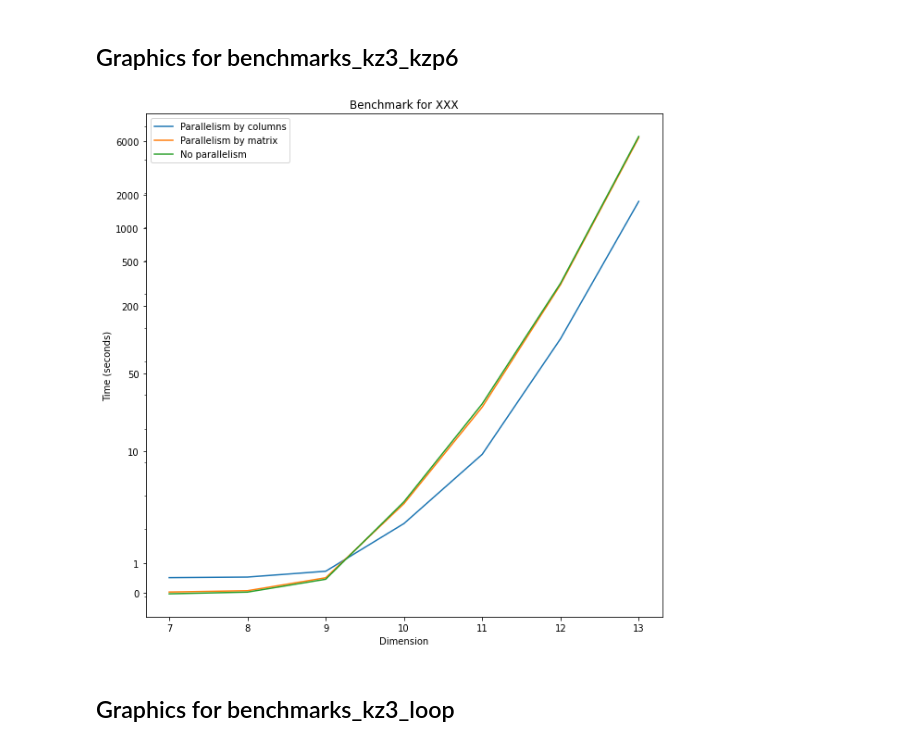
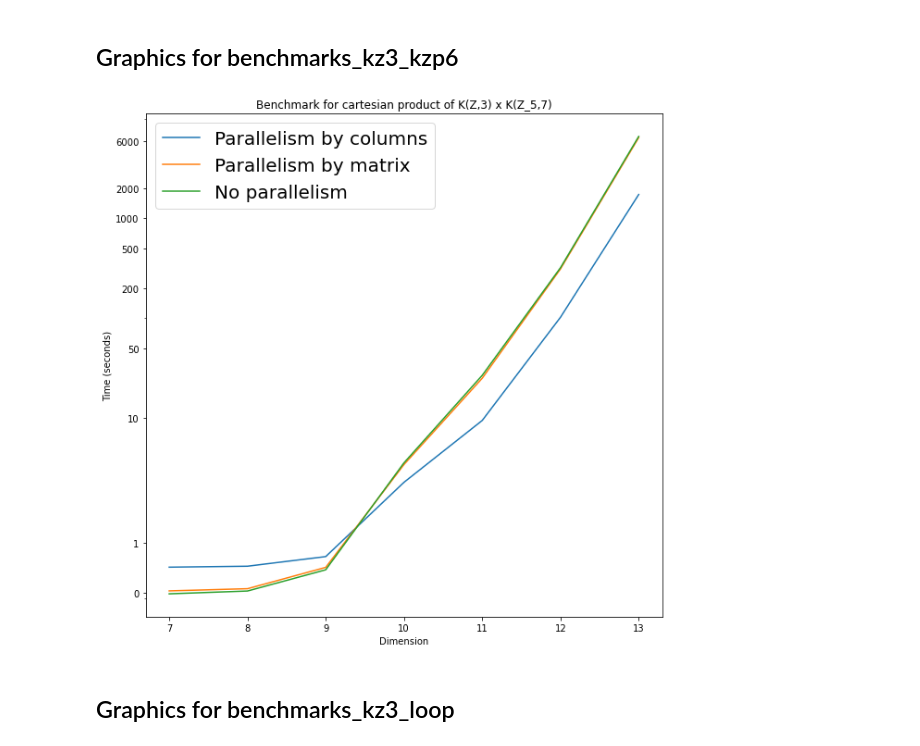
Before and after one commit to jodivaso/EACA22, a Jupyter notebook: Graphics.ipynb, the cells around one changed output. Drawn from its saved outputs; the diff is of its cells as text; code cells hidden in the pictures.

Commit message:
tuned legend of graphics

```diff
--- a/Graphics.ipynb
+++ b/Graphics.ipynb
@@ -11,28 +11,29 @@ import numpy as np
 # %%
 df = pd.read_csv("benchmarks_kz3_kzp6.txt",sep=";")
 
 %matplotlib inline
 x = df["Dimension"]
 y1 = df["Time_parallelism_columns"]
 y2 = df["Time_parallelism_basic"]
 y3 = df["Time_no_parallelism"]
 fig, ax1 = plt.subplots(1, 1, figsize=(10,10))
 
 ax1.plot(x, y1, label='Parallelism by columns')
 ax1.plot(x, y2, label='Parallelism by matrix')
 ax1.plot(x, y3, label='No parallelism')
-ax1.set_yscale("symlog", base=2) #the log transformation
+ax1.set_yscale("symlog", base=10) #the log transformation
 #ax1.set_yscale('symlog', linthresh=0.01)
-ax1.set_title("Benchmark for XXX");
+ax1.set_title("Benchmark for cartesian product of K(Z,3) x K(Z_5,7)");
 ax1.set_xlabel("Dimension");
 ax1.set_ylabel("Time (seconds)");
 ax1.set_yticks([0.1,1,10, 50, 200, 500,1000, 2000, 6000])
 ax1.get_yaxis().set_major_formatter(matplotlib.ticker.ScalarFormatter())
 handles, labels = ax1.get_legend_handles_labels()
-ax1.legend()
+ax1.legend(fontsize=20)
+plt.savefig("benchmarks_kz3_kzp6.jpg", format="jpg", dpi=600)
 plt.show()
 # %% [output]
-[figure, old version]
+[figure, new version]
 # %% [markdown]
 ## Graphics for benchmarks_kz3_loop
 # %%
```
Also changed, not shown: parts of 2 cells of this notebook.
